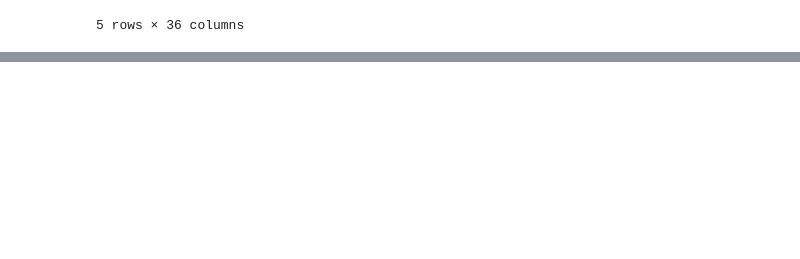
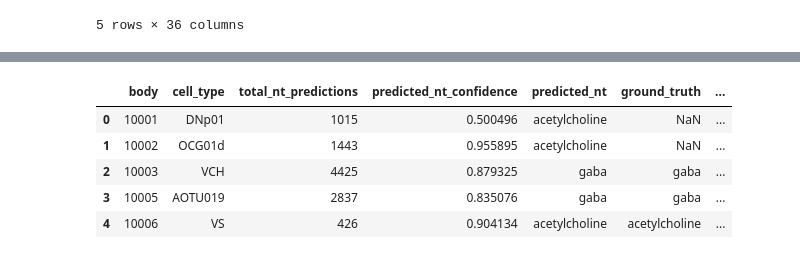
Before and after one commit to nikhithajoy/fruit-fly, a Jupyter notebook: notebooks/01_explore.ipynb, the cells around one changed output, grey strips where cells are left out. Drawn from its saved outputs; the diff is of its cells as text; code cells hidden in the pictures; blank space fills up the shorter version.

```diff
--- a/notebooks/01_explore.ipynb
+++ b/notebooks/01_explore.ipynb
@@ -29,0 +76,9 @@ ann.head()
+# %%
+nt.head()
+# %% [output]
+|  | body | cell_type | total_nt_predictions | predicted_nt_confidence | predicted_nt | ground_truth | ... |
+| 0 | 10001 | DNp01 | 1015 | 0.500496 | acetylcholine | NaN | ... |
+| 1 | 10002 | OCG01d | 1443 | 0.955895 | acetylcholine | NaN | ... |
+| 2 | 10003 | VCH | 4425 | 0.879325 | gaba | gaba | ... |
+| 3 | 10005 | AOTU019 | 2837 | 0.835076 | gaba | gaba | ... |
+| 4 | 10006 | VS | 426 | 0.904134 | acetylcholine | acetylcholine | ... |
```
Also changed, not shown: parts of 43 cells of this notebook, 3 other files.
